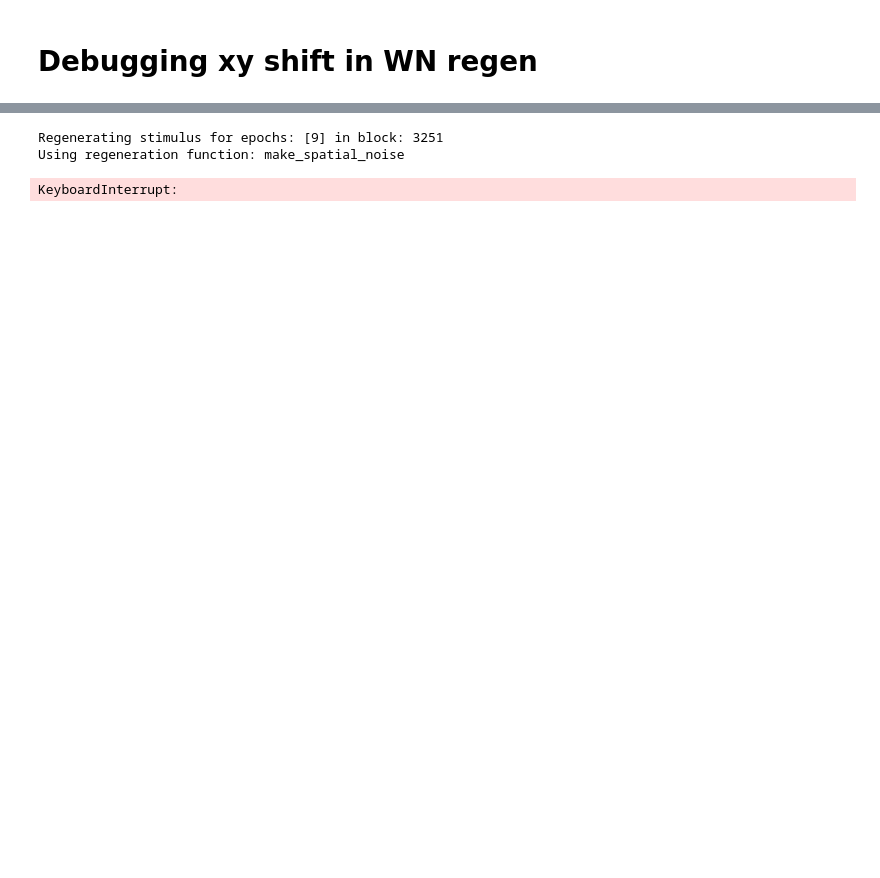
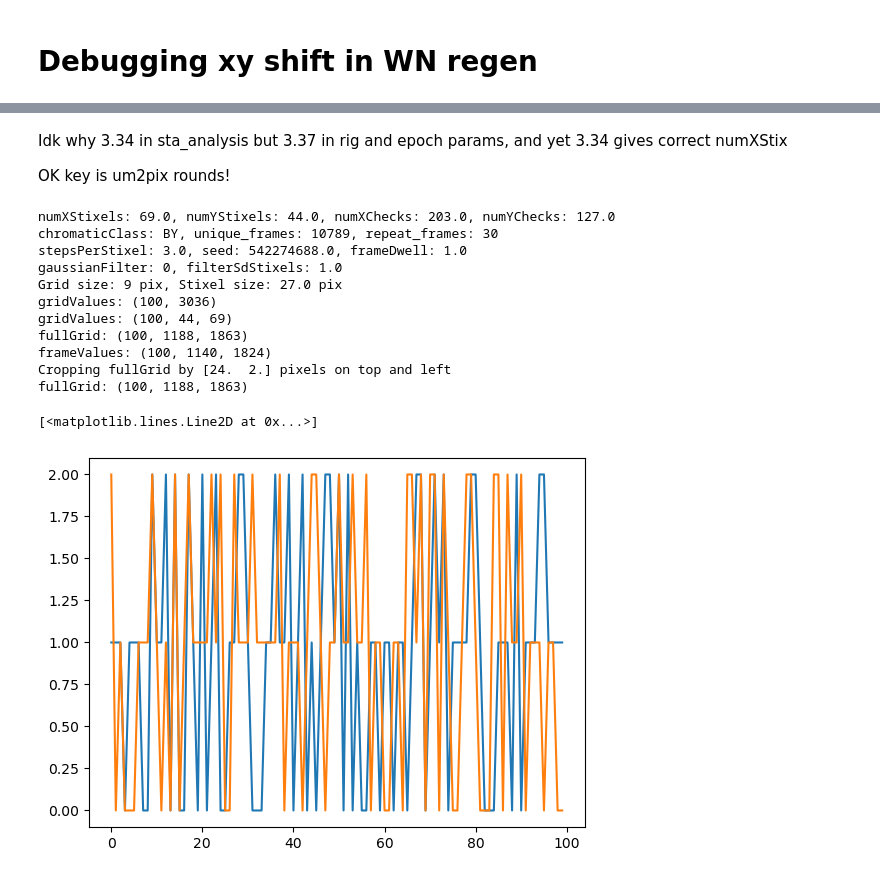
Before and after one commit to DRezeanu/retinanalysis, a Jupyter notebook: nbs/vr_wn_regen_debug.ipynb, the cells around one changed output, grey strips where cells are left out. Cells and saved outputs as stored; diff of their text form; code cells hidden in the pictures; blank space fills up the shorter version.

```diff
--- a/nbs/vr_wn_regen_debug.ipynb
+++ b/nbs/vr_wn_regen_debug.ipynb
@@ -34,7 +58,31 @@ StimBlock exported to /Volumes/data-1/analysis/20250514C/chunk1/kilosort2.5/data
+# %% [markdown]
+Idk why 3.34 in sta_analysis but 3.37 in rig and epoch params, and yet 3.34 gives correct numXStix
+
+OK key is um2pix rounds!
 # %%
-sb.regenerate_stimulus(ls_epochs=[e_idx])
+import sys
+sys.path.append('/home/vyomr/Desktop/gitrepos/retinanalysis/src/retinanalysis/utils/')
+import regen
+import importlib
+importlib.reload(regen)
+d_wn = regen.make_spatial_noise(sb.df_epochs.loc[[e_idx]])
+r_frames = d_wn['frames']
 # %% [output]
-Regenerating stimulus for epochs: [9] in block: 3251
-Using regeneration function: make_spatial_noise
+numXStixels: 69.0, numYStixels: 44.0, numXChecks: 203.0, numYChecks: 127.0
+chromaticClass: BY, unique_frames: 10789, repeat_frames: 30
+stepsPerStixel: 3.0, seed: 542274688.0, frameDwell: 1.0
+gaussianFilter: 0, filterSdStixels: 1.0
+Grid size: 9 pix, Stixel size: 27.0 pix
+gridValues: (100, 3036)
+gridValues: (100, 44, 69)
+fullGrid: (100, 1188, 1863)
+frameValues: (100, 1140, 1824)
+Cropping fullGrid by [24.  2.] pixels on top and left
+fullGrid: (100, 1188, 1863)
-KeyboardInterrupt:
+# %%
+plt.plot(d_wn['steps'][0,:100,0])
+plt.plot(d_wn['steps'][0,:100,1])
+# %% [output]
+[<matplotlib.lines.Line2D at 0x...>]
+[figure, added]
 # %%
```
Also changed, not shown: parts of 13 cells of this notebook, 1 other file.
